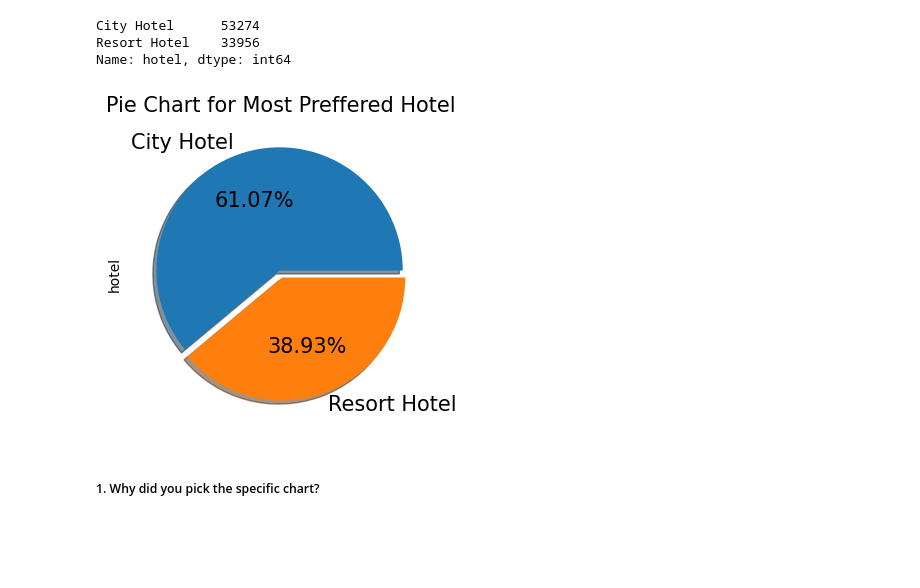
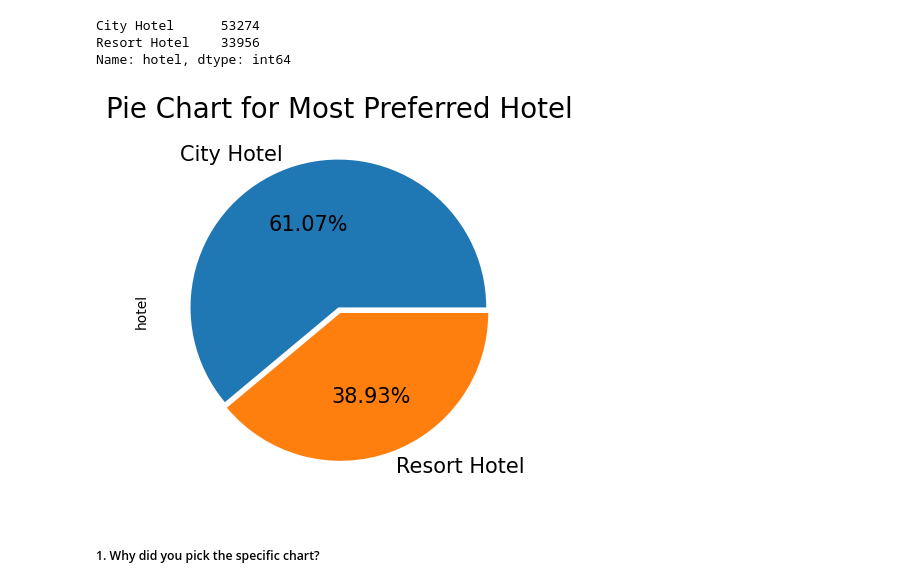
Before and after one commit to ShubhamAGWL/ShubhAG, a Jupyter notebook: Capstone_project_Hotel_Booking_Analysis.ipynb, the cells around one changed output. Cells and saved outputs as stored; diff of their text form; code cells hidden in the pictures; blank space fills up the shorter version.

```diff
--- a/Capstone_project_Hotel_Booking_Analysis.ipynb
+++ b/Capstone_project_Hotel_Booking_Analysis.ipynb
@@ -352,0 +355,6 @@ new_df.shape
+# %%
+# changing datatype of column 'reservation_status_date' to data_type.
+new_df['reservation_status_date'] = pd.to_datetime(new_df['reservation_status_date'], format = '%Y-%m-%d')
+# %%
+# Converting datatype of columns 'children', 'company' and 'agent' from float to int.
+new_df[['children', 'company', 'agent']] = new_df[['children', 'company', 'agent']].astype('int64')
@@ -374,11 +403,11 @@ Resort Hotel    33956
 Name: hotel, dtype: int64
 # %%
 # piechart is used for visualization
-hotel_value_count.plot.pie(explode=[0.03, 0.03], autopct='%1.2f%%', shadow=True, figsize=(4,4),fontsize=15)
-plt.title('Pie Chart for Most Preffered Hotel',fontsize = 15)
+hotel_value_count.plot.pie(explode=[0.02,0.02],autopct='%.2f%%',fontsize=15)
+plt.title('Pie Chart for Most Preferred Hotel',fontsize = 20)
 plt.show()
 # %% [output]
-[figure, old version]
+[figure, new version]
 # %% [markdown]
 ##### 1. Why did you pick the specific chart?
 # %% [markdown]
```
Also changed, not shown: parts of 44 cells of this notebook.
